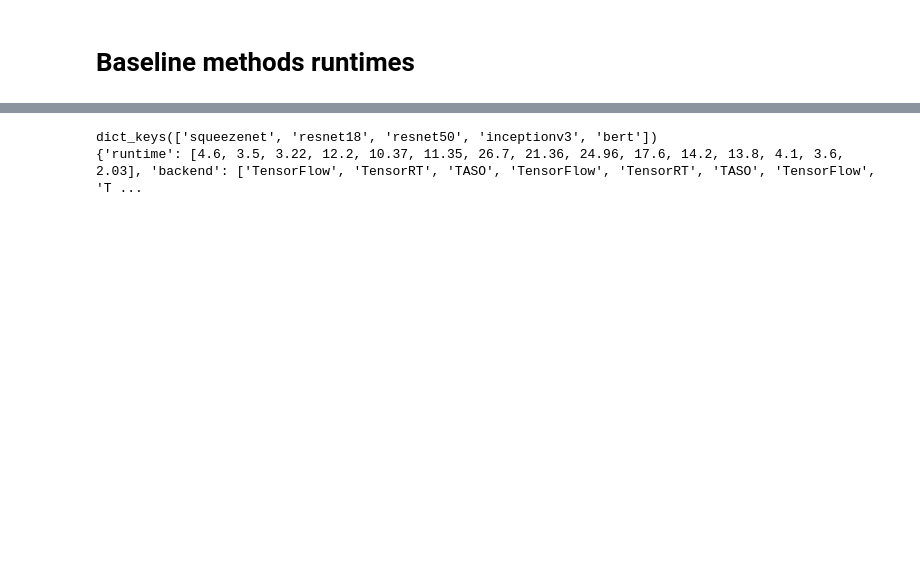
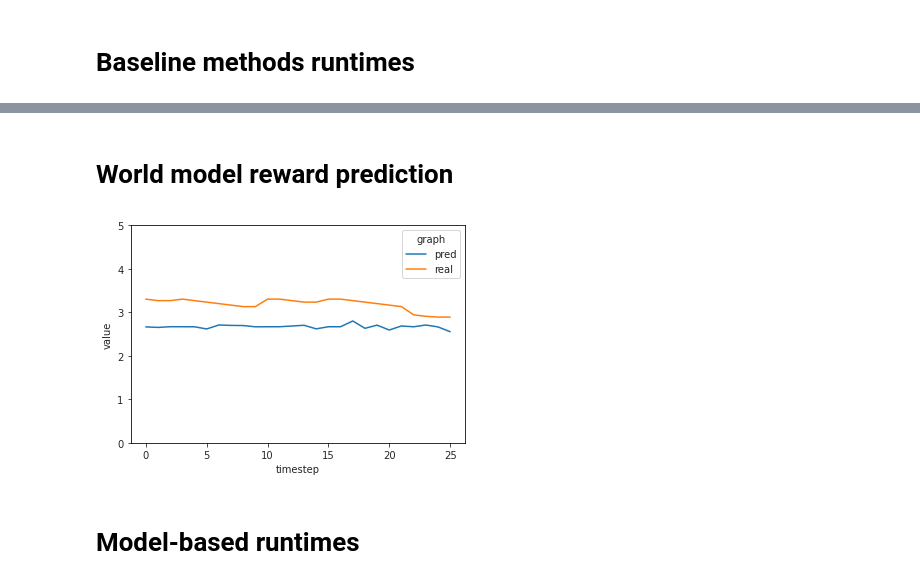
Before and after one commit to seanjparker/rlflow, a Jupyter notebook: notebooks/plotting.ipynb, the cells around one changed output, grey strips where cells are left out. Saved outputs shown, nothing was run; the diff lists cells and outputs as text; code cells hidden in the pictures; blank space fills up the shorter version.

```diff
--- a/notebooks/plotting.ipynb
+++ b/notebooks/plotting.ipynb
@@ -204,3 +209,21 @@ def plot_runtimes_bar_chart(paths):
 # %%
 paths = get_files_from_dir('../results/test_runtime')
 #plot_runtimes_bar_chart(paths)
+# %%
+g = sns.catplot(x='backend', y='runtime', col='graph',
+                data=df, kind="bar", saturation=0.6, ci=None, sharey=False, aspect=0.5)
+g.set_axis_labels('', 'Inference Time (ms)', fontsize=16)
+g.set_xticklabels(ax.get_xticklabels(), rotation=40, ha="right")
+axes = g.axes.flatten()
+graphs = ['SqueezeNet1.1', 'ResNet18', 'ResNet50', 'InceptionV3', 'BERT']
+for i, label in enumerate(graphs):
+    axes[i].set_title(label, fontsize=16, fontweight='bold')
+#for i, label in enumerate(graphs):
+#        g.axes[0,i].set_xlabel(label, fontsize=16)
+for ax in axes:
+    for _, spine in ax.spines.items():
+        spine.set_visible(True)
+        spine.set_color('black')
+
+show_values_on_bars(axes)
+g.savefig('../plots/baseline_runtimes.png')
@@ -206,0 +232,2 @@ paths = get_files_from_dir('../results/test_runtime')
+# %% [markdown]
+# World model reward prediction
@@ -207,21 +283,42 @@ paths = get_files_from_dir('../results/test_runtime')
+# %%
+paths = get_files_from_dir('../results/test_reward')
+plot_reward_prediction(paths)
+# %% [output]
+[figure, added]
+# %% [markdown]
+# Model-based runtimes
 # %%
-backend_map = {'tf': 'TensorFlow', 'trt': 'TensorRT', 'taso': 'TASO', 'xflowrl': 'XflowRL'}
-graph_map = {'squeezenet': 'SqueezeNet', 'resnet18': 'ResNet18', 'resnet50': 'ResNet50', 'inceptionv3': 'InceptionV3', 'bert': 'BERT'}
-data = dict(runtime=[], backend=[], graph=[])
-graph_order = []
-for path, _ in paths:
-    json_data = load_json(path)
-    print(json_data.keys())
-    for k in json_data.keys():
-        for backend, obj in json_data[k]['runtime'].items():
-            if backend != 'xflowrl':
+def plot_runtimes_bar_chart_all(paths):
+    backend_map = {'tf': 'TensorFlow', 'trt': 'TensorRT', 'taso': 'TASO', 'xflowrl_mf': 'Model-free', 'xflowrl_mb': 'Model-based'}
+    graph_map = {'squeezenet': 'SqueezeNet1.1', 'resnet18': 'ResNet18', 'resnet50': 'ResNet50', 'inceptionv3': 'InceptionV3', 'bert': 'BERT'}
+    data = dict(runtime=[], backend=[], graph=[])
+    graph_order = []
+    for path, _ in paths:
+        json_data = load_json(path)
+        print(json_data.keys())
+        for k in json_data.keys():
+            for backend, obj in json_data[k]['runtime'].items():
                 data['runtime'].append(obj['mean'])
                 data['backend'].append(backend_map[backend])
                 data['graph'].append(k)
-        graph_order.append(k)
+            graph_order.append(k)
 
-print(data)
-df = pd.DataFrame.from_dict(data)
+    df = pd.DataFrame.from_dict(data)
+
+    g = sns.catplot(x='backend', y='runtime', col='graph',
+                data=df, kind="bar", saturation=0.6, ci=None, sharey=False, aspect=0.5)
+    g.set_axis_labels('', 'Inference Time (ms)', fontsize=16)
+    axes = g.axes.flatten()
+    graphs = ['SqueezeNet1.1', 'ResNet18', 'ResNet50', 'InceptionV3', 'BERT']
+    for i, label in enumerate(graphs):
+        axes[i].set_title(label, fontsize=16, fontweight='bold')
+    #for i, label in enumerate(graphs):
+    #        g.axes[0,i].set_xlabel(label, fontsize=16)
+    for ax in axes:
+        g.set_xticklabels(ax.get_xticklabels(), rotation=40, ha="right")
+        for _, spine in ax.spines.items():
+            spine.set_visible(True)
+            spine.set_color('black')
+
+    show_values_on_bars(axes)
+    g.savefig('../plots/all_runtimes.png')
-# %% [output]
-dict_keys(['squeezenet', 'resnet18', 'resnet50', 'inceptionv3', 'bert'])
-{'runtime': [4.6, 3.5, 3.22, 12.2, 10.37, 11.35, 26.7, 21.36, 24.96, 17.6, 14.2, 13.8, 4.1, 3.6, 2.03], 'backend': ['TensorFlow', 'TensorRT', 'TASO', 'TensorFlow', 'TensorRT', 'TASO', 'TensorFlow', 'T ...
```
Also changed, not shown: parts of 11 cells of this notebook, 10 other files.
